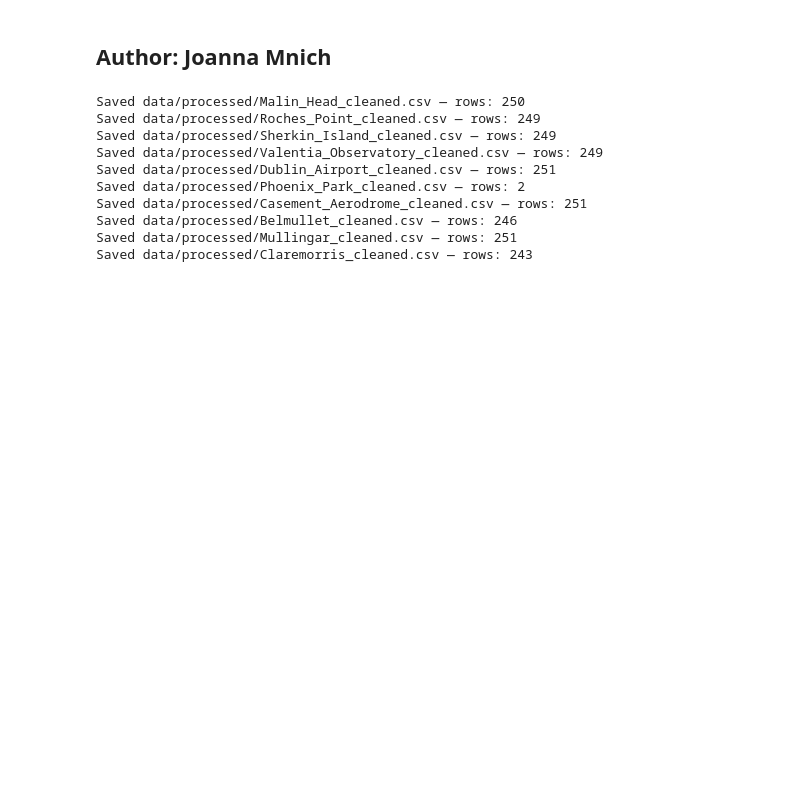
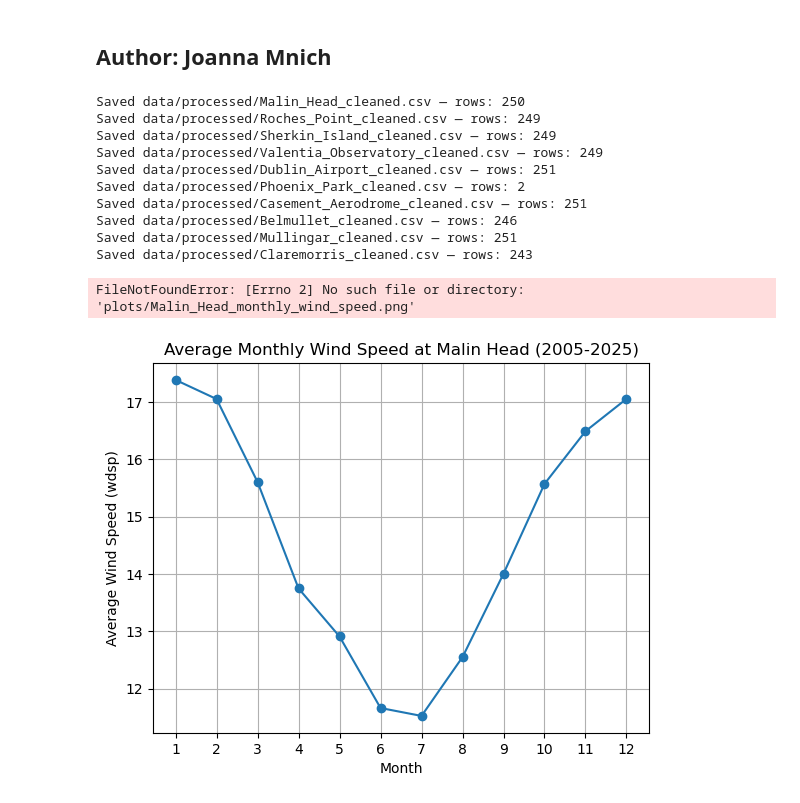
Before and after one commit to JoannaMnich/PFDA, a Jupyter notebook: project/project.ipynb, the cells around one changed output. Cells and saved outputs as stored; diff of their text form; code cells hidden in the pictures; blank space fills up the shorter version.

Commit message:
analyse of mean wind

```diff
--- a/project/project.ipynb
+++ b/project/project.ipynb
@@ -88,3 +88,21 @@ Saved data/processed/Casement_Aerodrome_cleaned.csv — rows: 251
 Saved data/processed/Belmullet_cleaned.csv — rows: 246
 Saved data/processed/Mullingar_cleaned.csv — rows: 251
 Saved data/processed/Claremorris_cleaned.csv — rows: 243
+# %%
+# Monhly average wind speed plot for each station
+for station in stations.keys():
+    df = pd.read_csv(f"data/processed/{station}_cleaned.csv")
+    monthly_avg = df.groupby("month")["wdsp"].mean()
+
+    plt.figure()
+    plt.plot(monthly_avg.index, monthly_avg.values, marker='o')
+    plt.title(f"Average Monthly Wind Speed at {station.replace('_', ' ')} (2005-2025)")
+    plt.xlabel("Month")
+    plt.ylabel("Average Wind Speed (wdsp)")
+    plt.xticks(range(1, 13))
+    plt.grid()
+    plt.savefig(f"plots/{station}_monthly_wind_speed.png")
+    plt.close()
+# %% [output]
+FileNotFoundError: [Errno 2] No such file or directory: 'plots/Malin_Head_monthly_wind_speed.png'
+[figure, added]
```
Also changed, not shown: parts of 1 cell of this notebook, 4 other files.
